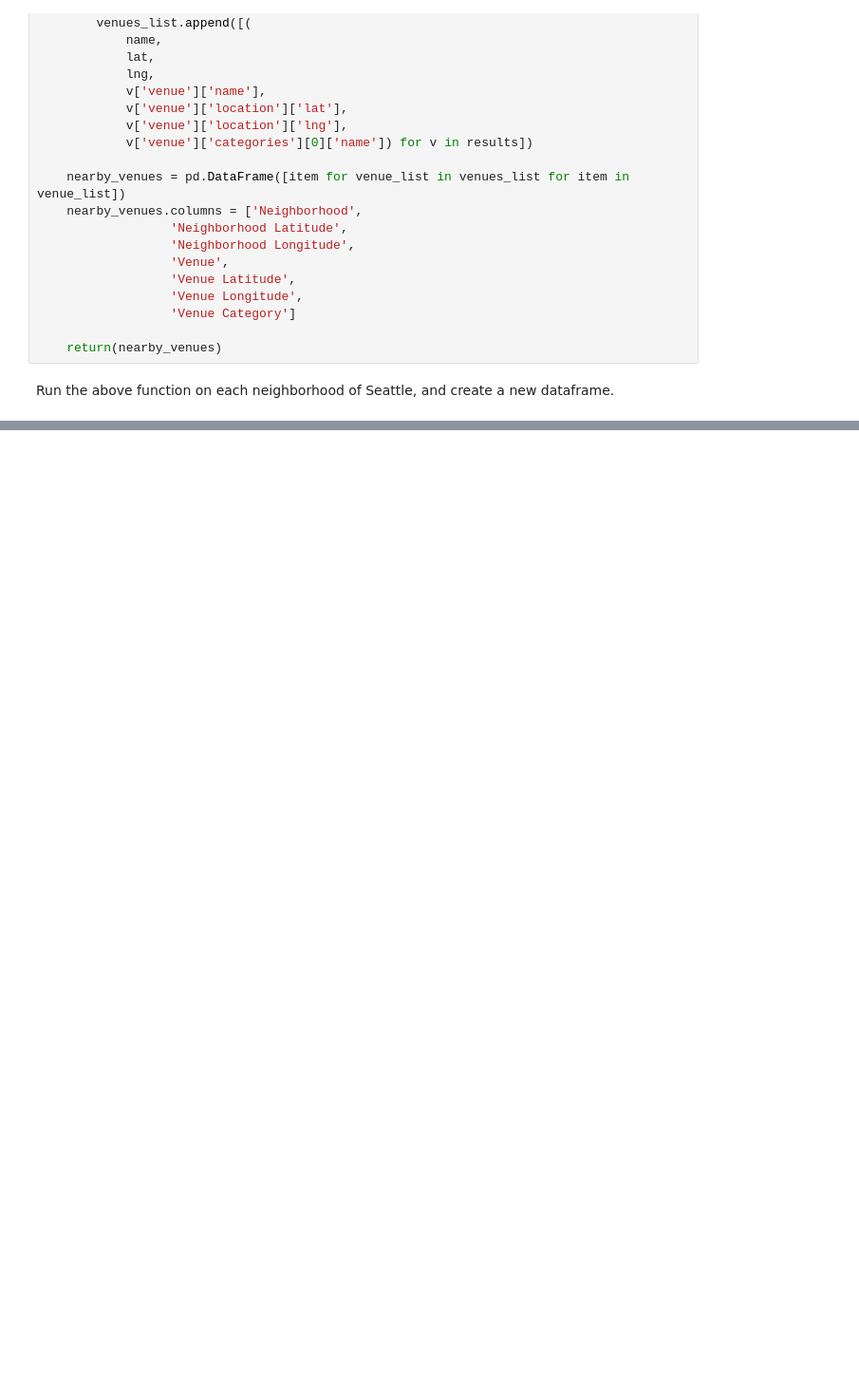
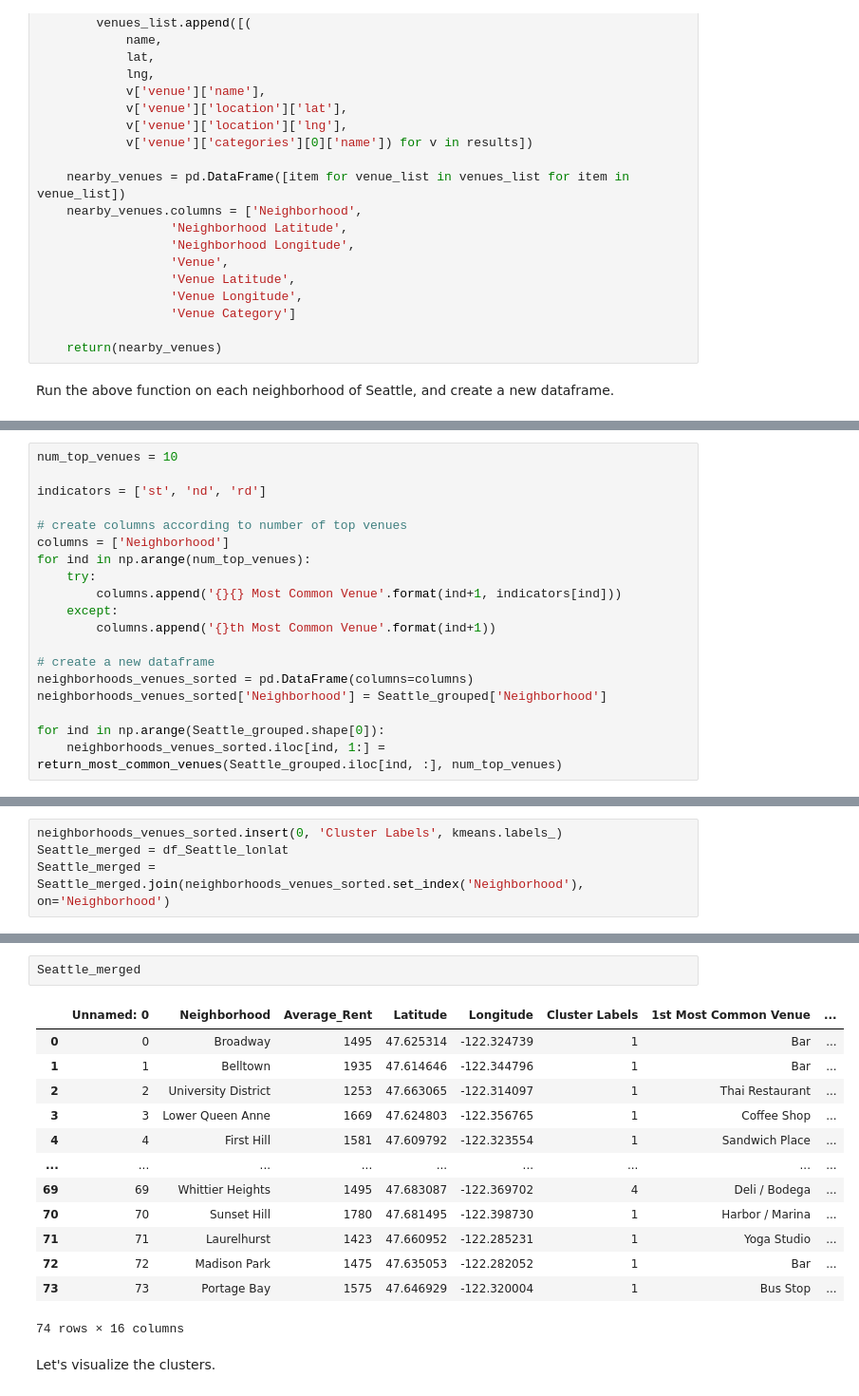
Before and after one commit to matakahas/IBM_capstone, a Jupyter notebook: Week4_Assignment.ipynb, the cells around one changed output, grey strips where cells are left out. Shown: that part at 95% size. Cells and saved outputs as stored; diff of their text form; blank space fills up the shorter version.

```diff
--- a/Week4_Assignment.ipynb
+++ b/Week4_Assignment.ipynb
@@ -174,0 +262,19 @@ Seattle_venues.head()
+# %%
+num_top_venues = 10
+
+indicators = ['st', 'nd', 'rd']
+
+# create columns according to number of top venues
+columns = ['Neighborhood']
+for ind in np.arange(num_top_venues):
+    try:
+        columns.append('{}{} Most Common Venue'.format(ind+1, indicators[ind]))
+    except:
+        columns.append('{}th Most Common Venue'.format(ind+1))
+
+# create a new dataframe
+neighborhoods_venues_sorted = pd.DataFrame(columns=columns)
+neighborhoods_venues_sorted['Neighborhood'] = Seattle_grouped['Neighborhood']
+
+for ind in np.arange(Seattle_grouped.shape[0]):
+    neighborhoods_venues_sorted.iloc[ind, 1:] = return_most_common_venues(Seattle_grouped.iloc[ind, :], num_top_venues)
@@ -174,0 +331,4 @@ Seattle_venues.head()
+# %%
+neighborhoods_venues_sorted.insert(0, 'Cluster Labels', kmeans.labels_)
+Seattle_merged = df_Seattle_lonlat
+Seattle_merged = Seattle_merged.join(neighborhoods_venues_sorted.set_index('Neighborhood'), on='Neighborhood')
@@ -174,0 +347,18 @@ Seattle_venues.head()
+# %%
+Seattle_merged
+# %% [output]
+|  | Unnamed: 0 | Neighborhood | Average_Rent | Latitude | Longitude | Cluster Labels | 1st Most Common Venue | ... |
+| 0 | 0 | Broadway | 1495 | 47.625314 | -122.324739 | 1 | Bar | ... |
+| 1 | 1 | Belltown | 1935 | 47.614646 | -122.344796 | 1 | Bar | ... |
+| 2 | 2 | University District | 1253 | 47.663065 | -122.314097 | 1 | Thai Restaurant | ... |
+| 3 | 3 | Lower Queen Anne | 1669 | 47.624803 | -122.356765 | 1 | Coffee Shop | ... |
+| 4 | 4 | First Hill | 1581 | 47.609792 | -122.323554 | 1 | Sandwich Place | ... |
+| ... | ... | ... | ... | ... | ... | ... | ... | ... |
+| 69 | 69 | Whittier Heights | 1495 | 47.683087 | -122.369702 | 4 | Deli / Bodega | ... |
+| 70 | 70 | Sunset Hill | 1780 | 47.681495 | -122.398730 | 1 | Harbor / Marina | ... |
+| 71 | 71 | Laurelhurst | 1423 | 47.660952 | -122.285231 | 1 | Yoga Studio | ... |
+| 72 | 72 | Madison Park | 1475 | 47.635053 | -122.282052 | 1 | Bar | ... |
+| 73 | 73 | Portage Bay | 1575 | 47.646929 | -122.320004 | 1 | Bus Stop | ... |
+74 rows × 16 columns
+# %% [markdown]
+Let's visualize the clusters.
```
Also changed, not shown: parts of 46 cells of this notebook, 1 other file.
